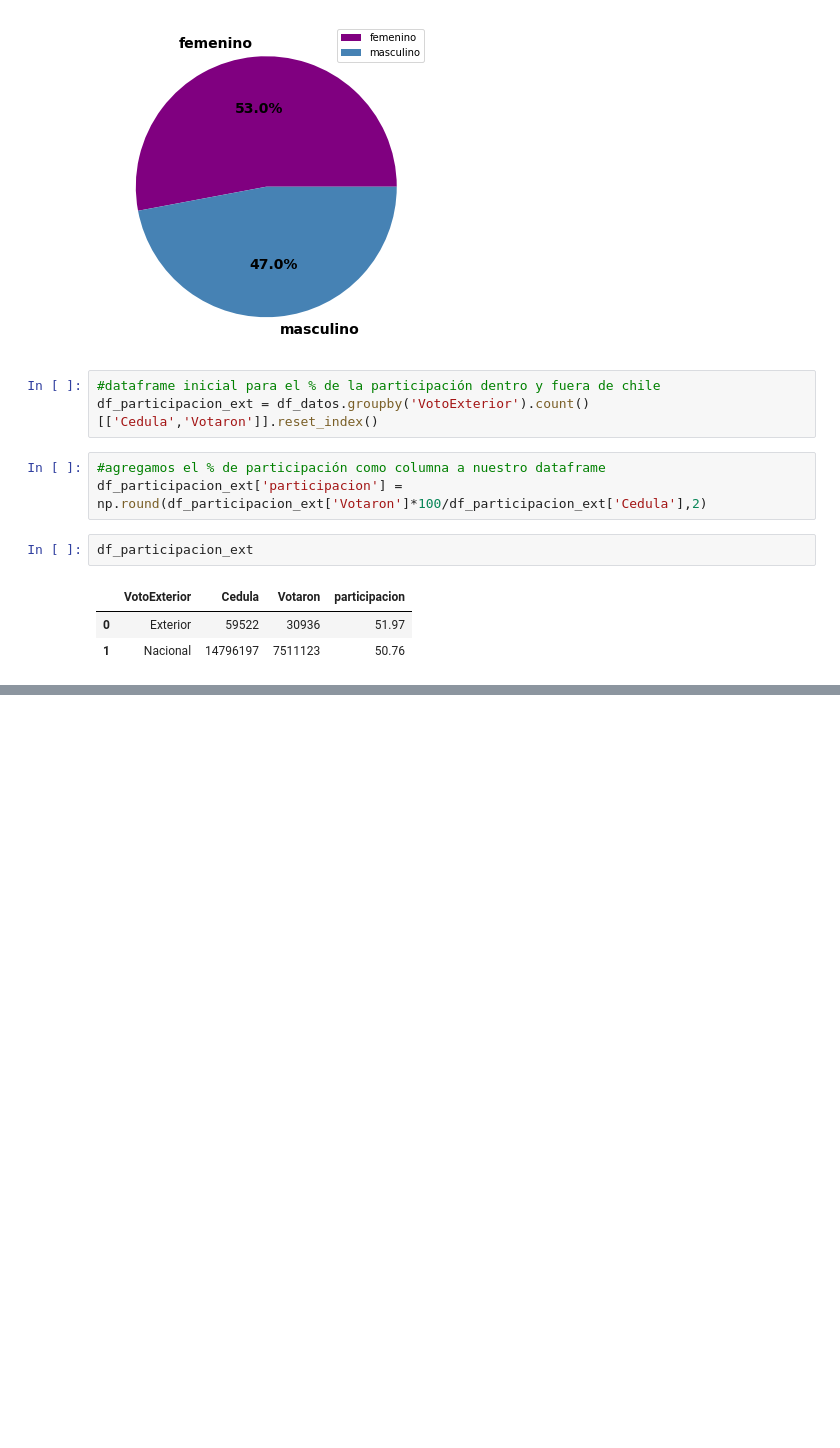
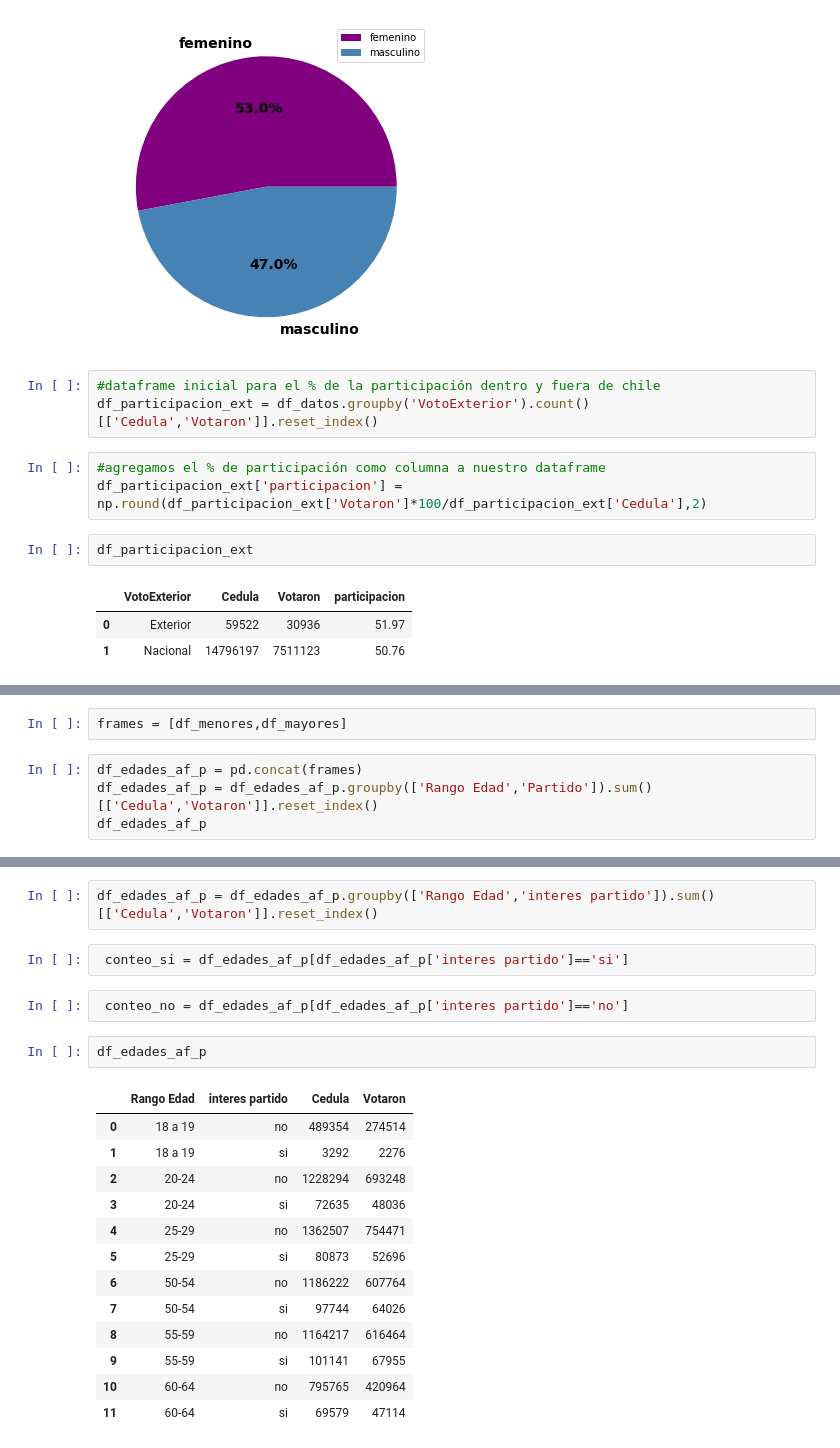
Before and after one commit to framirezv/proyecto-portafolio, a Jupyter notebook: notebooks/EDA_plebiscito_chile_v2.ipynb, the cells around one changed output, grey strips where cells are left out. Saved outputs shown, nothing was run; the diff lists cells and outputs as text; blank space fills up the shorter version.

```diff
--- a/notebooks/EDA_plebiscito_chile_v2.ipynb
+++ b/notebooks/EDA_plebiscito_chile_v2.ipynb
@@ -521,0 +530,6 @@ df_participacion_ext
+# %%
+frames = [df_menores,df_mayores]
+# %%
+df_edades_af_p = pd.concat(frames)
+df_edades_af_p = df_edades_af_p.groupby(['Rango Edad','Partido']).sum()[['Cedula','Votaron']].reset_index()
+df_edades_af_p
@@ -521,0 +562,22 @@ df_participacion_ext
+# %%
+df_edades_af_p = df_edades_af_p.groupby(['Rango Edad','interes partido']).sum()[['Cedula','Votaron']].reset_index()
+# %%
+ conteo_si = df_edades_af_p[df_edades_af_p['interes partido']=='si']
+# %%
+ conteo_no = df_edades_af_p[df_edades_af_p['interes partido']=='no']
+# %%
+df_edades_af_p
+# %% [output]
+|  | Rango Edad | interes partido | Cedula | Votaron |
+| 0 | 18 a 19 | no | 489354 | 274514 |
+| 1 | 18 a 19 | si | 3292 | 2276 |
+| 2 | 20-24 | no | 1228294 | 693248 |
+| 3 | 20-24 | si | 72635 | 48036 |
+| 4 | 25-29 | no | 1362507 | 754471 |
+| 5 | 25-29 | si | 80873 | 52696 |
+| 6 | 50-54 | no | 1186222 | 607764 |
+| 7 | 50-54 | si | 97744 | 64026 |
+| 8 | 55-59 | no | 1164217 | 616464 |
+| 9 | 55-59 | si | 101141 | 67955 |
+| 10 | 60-64 | no | 795765 | 420964 |
+| 11 | 60-64 | si | 69579 | 47114 |
```
Also changed, not shown: parts of 13 cells of this notebook.
